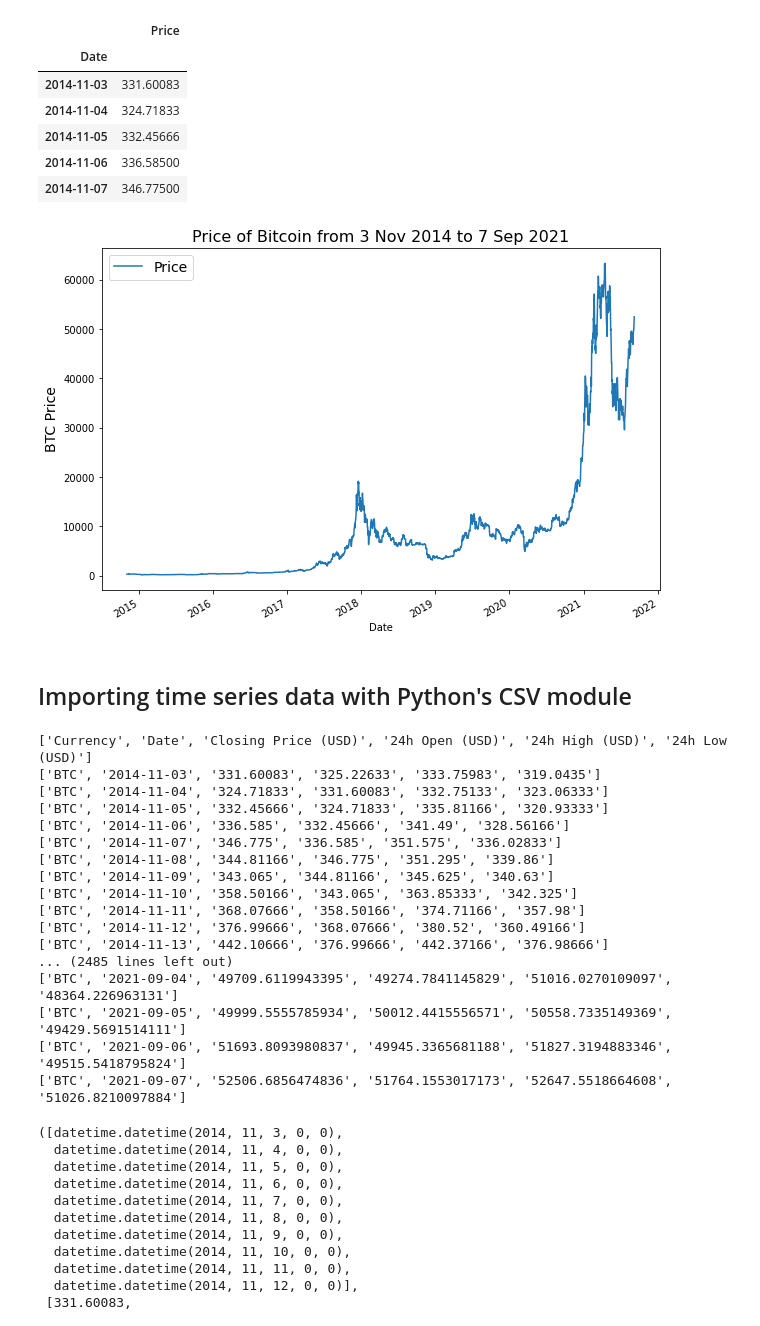
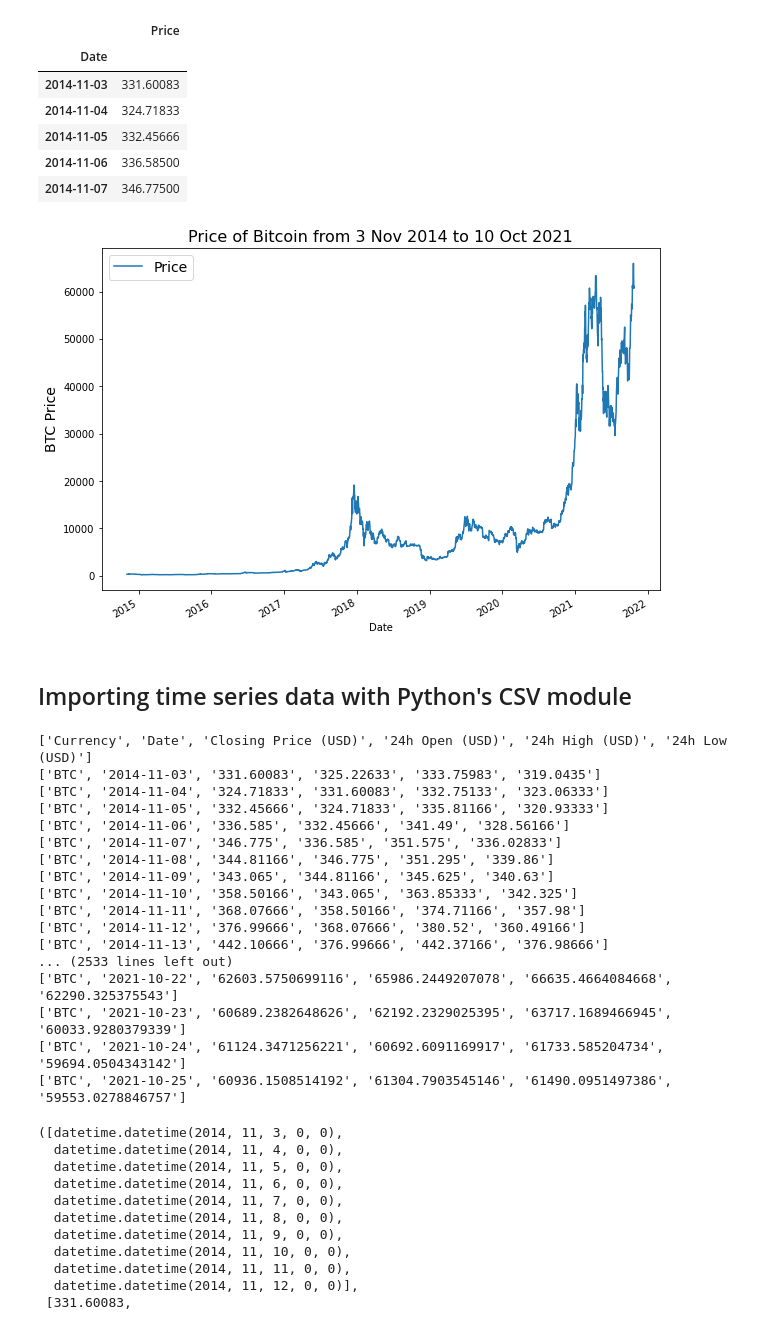
Before and after one commit to imran9891/TensorFlow, a Jupyter notebook: 10_time_series_forecasing_with_tensorflow.ipynb, the cells around one changed output. Cells and saved outputs as stored; diff of their text form; code cells hidden in the pictures.

```diff
--- a/10_time_series_forecasing_with_tensorflow.ipynb
+++ b/10_time_series_forecasing_with_tensorflow.ipynb
@@ -21,7 +21,7 @@ We're going to be using the historical price data of Bitcoin to try and predict
 # Import with pandas
 import pandas as pd
 # Let's read in our Bitcoin data and parse the dates
-df = pd.read_csv("drive/MyDrive/Bitcoin/BTC_data.csv",parse_dates=["Date"],index_col=["Date"])
+df = pd.read_csv("drive/MyDrive/Bitcoin/BTC.csv",parse_dates=["Date"],index_col=["Date"])
 df.head()
 # %% [output]
 |  | Currency | Closing Price (USD) | 24h Open (USD) | 24h High (USD) | 24h Low (USD) |
@@ -96,15 +96,16 @@ bitcoin_prices.head()
 # %%
 import matplotlib.pyplot as plt
 bitcoin_prices.plot(figsize=(10,7))
 plt.ylabel("BTC Price",fontsize=14)
-plt.title("Price of Bitcoin from 3 Nov 2014 to 7 Sep 2021",fontsize=16)
+plt.title("Price of Bitcoin from 3 Nov 2014 to 10 Oct 2021",fontsize=16)
 plt.legend(fontsize=14);
 # %% [output]
-[figure, old version]
+[figure, new version]
 # %% [markdown]
 ## Importing time series data with Python's CSV module
 # %%
-with open("drive/MyDrive/Bitcoin/BTC_data.csv","r") as f:
+import csv
+with open("drive/MyDrive/Bitcoin/BTC.csv","r") as f:
   csv_reader = csv.reader(f, delimiter=",")
   for line in csv_reader:
     print(line)
@@ -121,10 +122,10 @@ with open("drive/MyDrive/Bitcoin/BTC_data.csv","r") as f:
 ['BTC', '2014-11-11', '368.07666', '358.50166', '374.71166', '357.98']
 ['BTC', '2014-11-12', '376.99666', '368.07666', '380.52', '360.49166']
 ['BTC', '2014-11-13', '442.10666', '376.99666', '442.37166', '376.98666']
-... (2485 lines left out)
-['BTC', '2021-09-04', '49709.6119943395', '49274.7841145829', '51016.0270109097', '48364.226963131']
-['BTC', '2021-09-05', '49999.5555785934', '50012.4415556571', '50558.7335149369', '49429.5691514111']
-['BTC', '2021-09-06', '51693.8093980837', '49945.3365681188', '51827.3194883346', '49515.5418795824']
-['BTC', '2021-09-07', '52506.6856474836', '51764.1553017173', '52647.5518664608', '51026.8210097884']
+... (2533 lines left out)
+['BTC', '2021-10-22', '62603.5750699116', '65986.2449207078', '66635.4664084668', '62290.325375543']
+['BTC', '2021-10-23', '60689.2382648626', '62192.2329025395', '63717.1689466945', '60033.9280379339']
+['BTC', '2021-10-24', '61124.3471256221', '60692.6091169917', '61733.585204734', '59694.0504343142']
+['BTC', '2021-10-25', '60936.1508514192', '61304.7903545146', '61490.0951497386', '59553.0278846757']
 # %%
 # Importing and formatting historical Bitcoin data with Python
```
Also changed, not shown: parts of 79 cells of this notebook.
